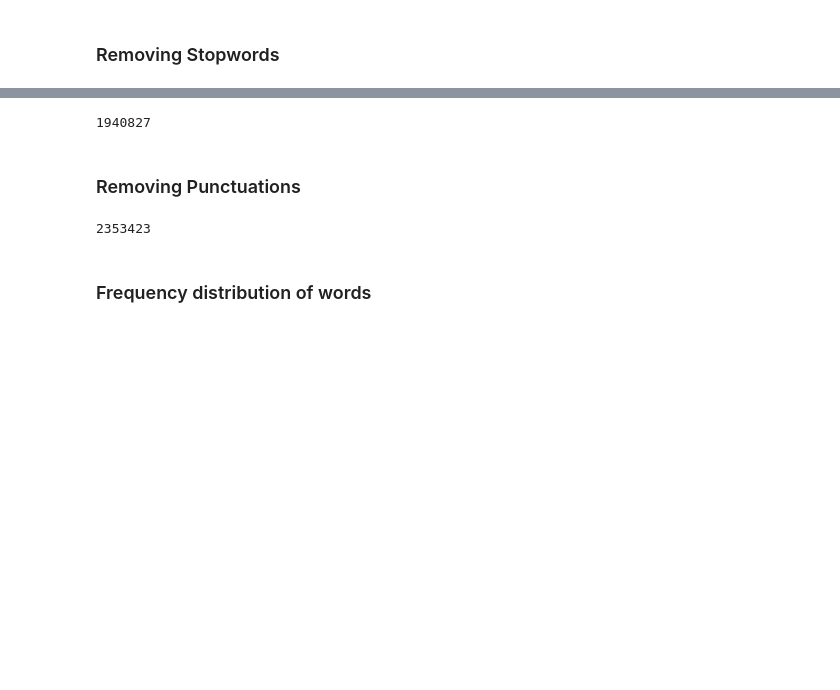
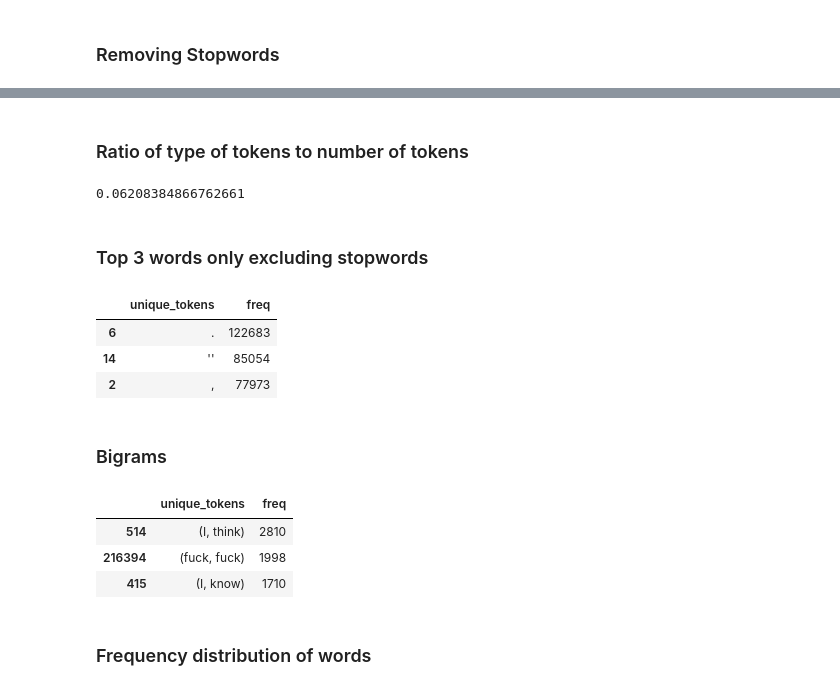
Before and after one commit to AadityaOfficial/CSI5386-CodeBase, a Jupyter notebook: NLP Assignment 1.ipynb, the cells around one changed output, grey strips where cells are left out. Saved outputs shown, nothing was run; the diff lists cells and outputs as text; code cells hidden in the pictures; blank space fills up the shorter version.

```diff
--- a/NLP Assignment 1.ipynb
+++ b/NLP Assignment 1.ipynb
@@ -84,7 +144,6 @@ print(stop_words)
 file_content
 filtered_text = []
 
-tokenized_word = word_tokenize(file_content)
-for each_word in tokenized_word:
+for each_word in tokens:
     if each_word not in stop_words:
         filtered_text.append(each_word)
@@ -95,17 +164,23 @@ print(len(tokenized_word))
+# %% [markdown]
+### Ratio of type of tokens to number of tokens
 # %%
-print(len(filtered_text))
+print(filtered_word_freq_w_punc_stop['unique_tokens'].count()/len(only_words))
+token_count_w_punc=filtered_word_freq_w_punc.sort_values(by='freq',ascending=False)
 # %% [output]
-1940827
+0.06208384866762661
-# %% [markdown]
-### Removing Punctuations ###
+# %% [markdown]
+### Top 3 words only excluding stopwords
+# %%
+type_token_sw=nltk.FreqDist(filtered_text)
+filtered_word_freq_w_stop = pd.DataFrame([dict((word, freq) for word, freq in type_token_sw.items())]).T.rename_axis("unique_tokens").reset_index()
+filtered_word_freq_w_stop.set_axis(['unique_tokens','freq'],axis=1, inplace=True)
+token_count_w_stop=filtered_word_freq_w_stop.sort_values(by='freq',ascending=False)
 # %%
-no_punct_text = []
-
-tokenized_word = word_tokenize(file_content)
-for word in tokenized_word:
-    if word.isalpha():
-        no_punct_text.append(each_word)
+token_count_w_stop.head(3)
+# %% [output]
+|  | unique_tokens | freq |
+| 6 | . | 122683 |
+| 14 | '' | 85054 |
+| 2 | , | 77973 |
-# %%
-print(len(no_punct_text))
-# %% [output]
-2353423
+# %% [markdown]
+### Bigrams
@@ -112,3 +193,10 @@ print(len(no_punct_text))
+# %%
+bigram_freq.head(3)
+# %% [output]
+|  | unique_tokens | freq |
+| 514 | (I, think) | 2810 |
+| 216394 | (fuck, fuck) | 1998 |
+| 415 | (I, know) | 1710 |
 # %% [markdown]
 ### Frequency distribution of words
 # %%
```
Also changed, not shown: parts of 17 cells of this notebook.
